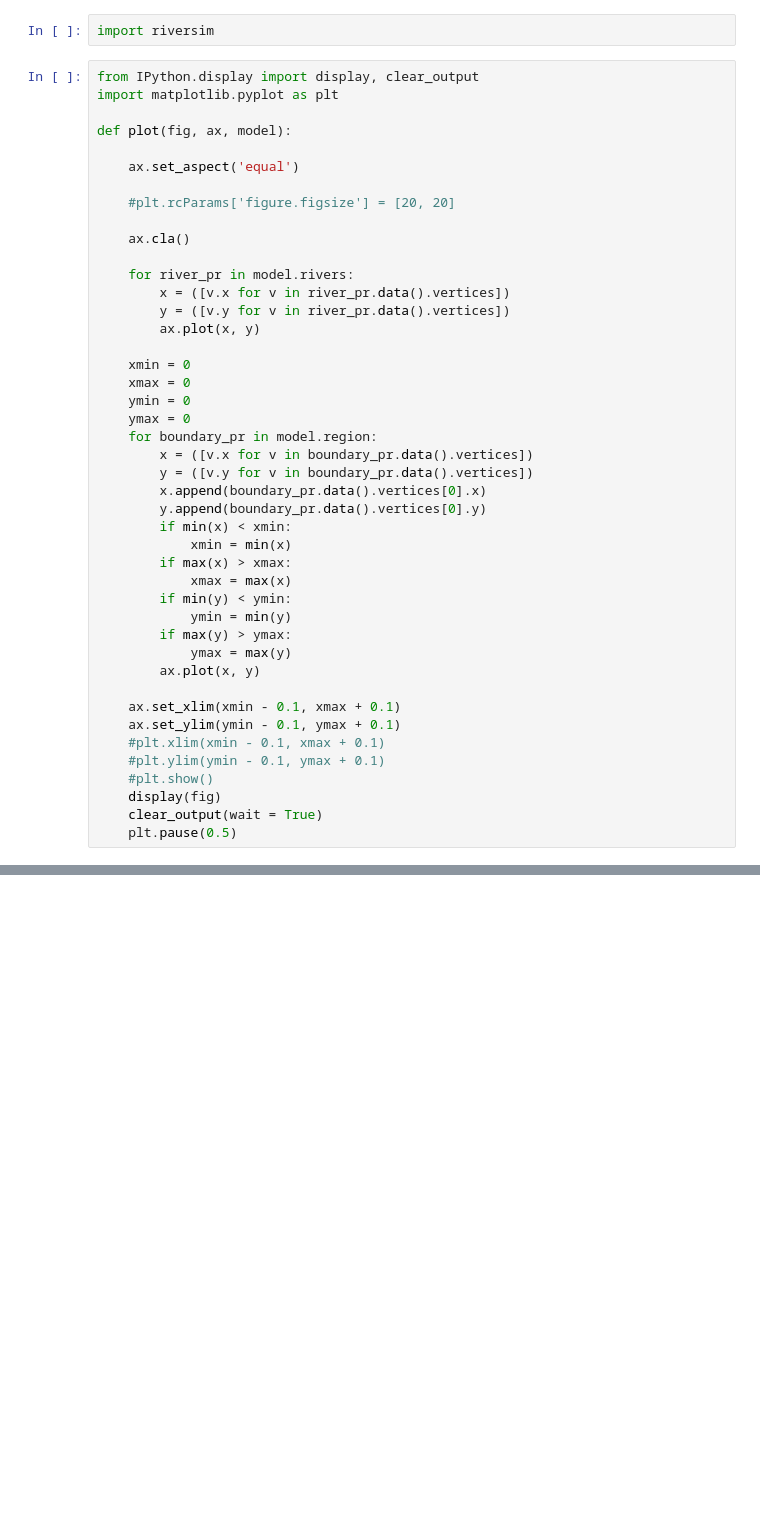
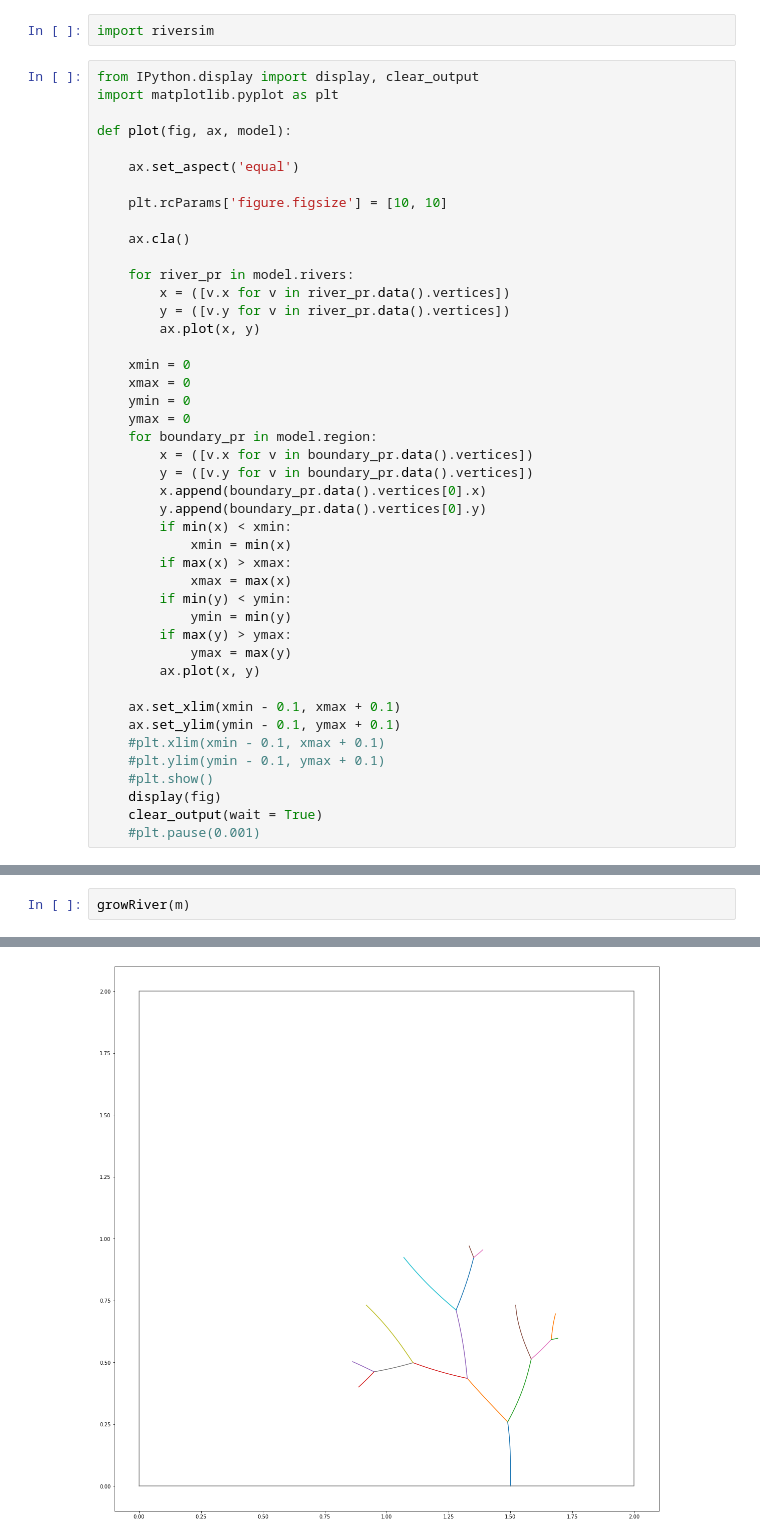
Before and after one commit to okmechak/riversimpy, a Jupyter notebook: histogram.ipynb, the cells around one changed output, grey strips where cells are left out. Cells and saved outputs as stored; diff of their text form; blank space fills up the shorter version.

Commit message:
improved histogram script

```diff
--- a/histogram.ipynb
+++ b/histogram.ipynb
@@ -8,7 +8,7 @@ def plot(fig, ax, model):
 
     ax.set_aspect('equal')
 
-    #plt.rcParams['figure.figsize'] = [20, 20]
+    plt.rcParams['figure.figsize'] = [10, 10]
 
     ax.cla()
 
@@ -43,4 +43,4 @@ def plot(fig, ax, model):
     #plt.show()
     display(fig)
     clear_output(wait = True)
-    plt.pause(0.5)
+    #plt.pause(0.001)
@@ -142,0 +160,3 @@ for i in range(100):
+# %%
+growRiver(m)
+# %% [output]
@@ -142,0 +164 @@ for i in range(100):
+[figure, added]
```
Also changed, not shown: parts of 5 cells of this notebook.
